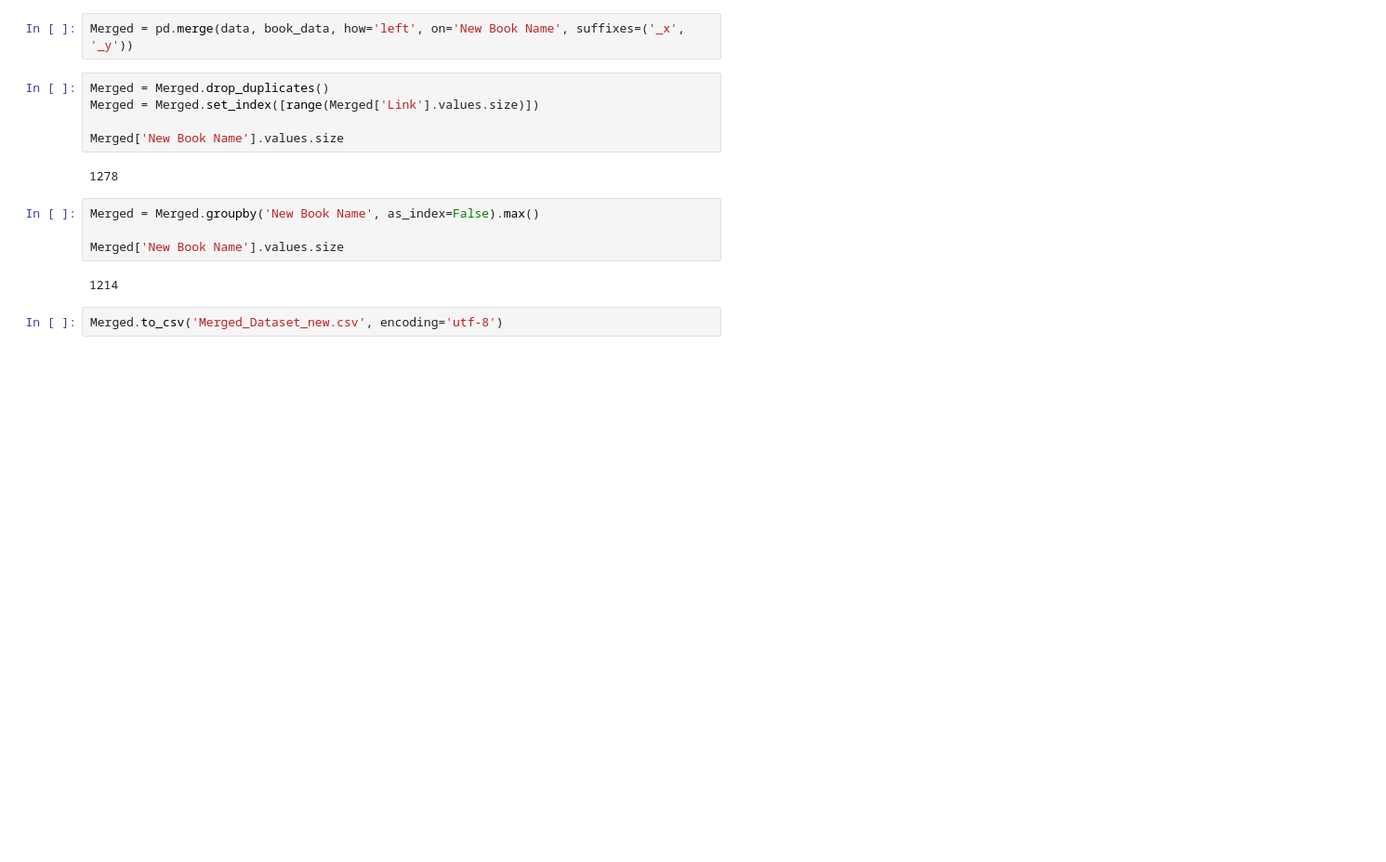
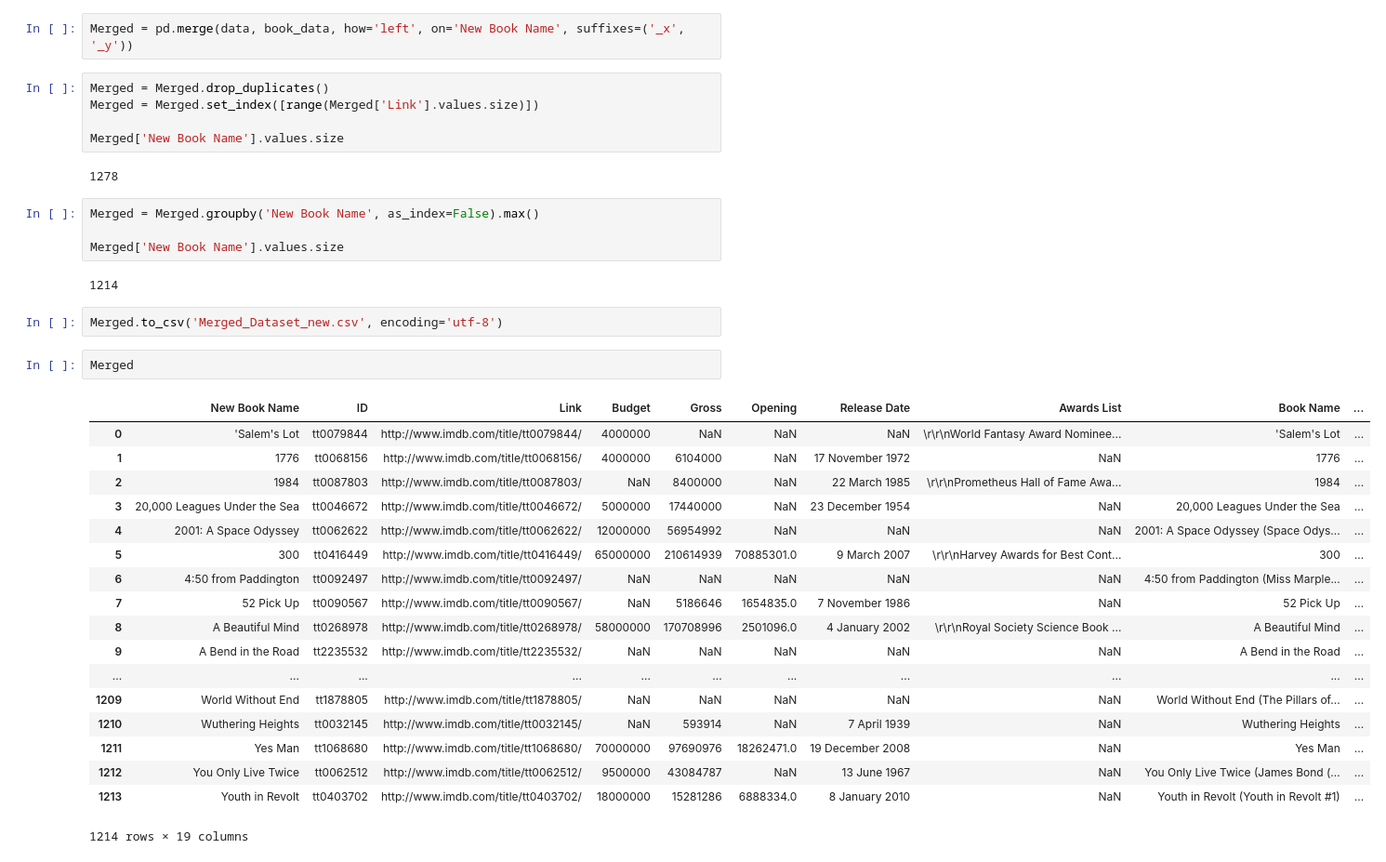
Before and after one commit to saynb/DSF-Project, a Jupyter notebook: omdb_scraper/merge_everything_new.ipynb, the cells around one changed output. Shown at 93% size. Saved outputs shown, nothing was run; the diff lists cells and outputs as text; blank space fills up the shorter version.

```diff
--- a/omdb_scraper/merge_everything_new.ipynb
+++ b/omdb_scraper/merge_everything_new.ipynb
@@ -31,3 +31,24 @@ Merged['New Book Name'].values.size
 1214
 # %%
 Merged.to_csv('Merged_Dataset_new.csv', encoding='utf-8')
+# %%
+Merged
+# %% [output]
+|  | New Book Name | ID | Link | Budget | Gross | Opening | Release Date | Awards List | Book Name | ... |
+| 0 | 'Salem's Lot | tt0079844 | http://www.imdb.com/title/tt0079844/ | 4000000 | NaN | NaN | NaN | \r\r\nWorld Fantasy Award Nominee... | 'Salem's Lot | ... |
+| 1 | 1776 | tt0068156 | http://www.imdb.com/title/tt0068156/ | 4000000 | 6104000 | NaN | 17 November 1972 | NaN | 1776 | ... |
+| 2 | 1984 | tt0087803 | http://www.imdb.com/title/tt0087803/ | NaN | 8400000 | NaN | 22 March 1985 | \r\r\nPrometheus Hall of Fame Awa... | 1984 | ... |
+| 3 | 20,000 Leagues Under the Sea | tt0046672 | http://www.imdb.com/title/tt0046672/ | 5000000 | 17440000 | NaN | 23 December 1954 | NaN | 20,000 Leagues Under the Sea | ... |
+| 4 | 2001: A Space Odyssey | tt0062622 | http://www.imdb.com/title/tt0062622/ | 12000000 | 56954992 | NaN | NaN | NaN | 2001: A Space Odyssey (Space Odys... | ... |
+| 5 | 300 | tt0416449 | http://www.imdb.com/title/tt0416449/ | 65000000 | 210614939 | 70885301.0 | 9 March 2007 | \r\r\nHarvey Awards for Best Cont... | 300 | ... |
+| 6 | 4:50 from Paddington | tt0092497 | http://www.imdb.com/title/tt0092497/ | NaN | NaN | NaN | NaN | NaN | 4:50 from Paddington (Miss Marple... | ... |
+| 7 | 52 Pick Up | tt0090567 | http://www.imdb.com/title/tt0090567/ | NaN | 5186646 | 1654835.0 | 7 November 1986 | NaN | 52 Pick Up | ... |
+| 8 | A Beautiful Mind | tt0268978 | http://www.imdb.com/title/tt0268978/ | 58000000 | 170708996 | 2501096.0 | 4 January 2002 | \r\r\nRoyal Society Science Book ... | A Beautiful Mind | ... |
+| 9 | A Bend in the Road | tt2235532 | http://www.imdb.com/title/tt2235532/ | NaN | NaN | NaN | NaN | NaN | A Bend in the Road | ... |
+| ... | ... | ... | ... | ... | ... | ... | ... | ... | ... | ... |
+| 1209 | World Without End | tt1878805 | http://www.imdb.com/title/tt1878805/ | NaN | NaN | NaN | NaN | NaN | World Without End (The Pillars of... | ... |
+| 1210 | Wuthering Heights | tt0032145 | http://www.imdb.com/title/tt0032145/ | NaN | 593914 | NaN | 7 April 1939 | NaN | Wuthering Heights | ... |
+| 1211 | Yes Man | tt1068680 | http://www.imdb.com/title/tt1068680/ | 70000000 | 97690976 | 18262471.0 | 19 December 2008 | NaN | Yes Man | ... |
+| 1212 | You Only Live Twice | tt0062512 | http://www.imdb.com/title/tt0062512/ | 9500000 | 43084787 | NaN | 13 June 1967 | NaN | You Only Live Twice (James Bond (... | ... |
+| 1213 | Youth in Revolt | tt0403702 | http://www.imdb.com/title/tt0403702/ | 18000000 | 15281286 | 6888334.0 | 8 January 2010 | NaN | Youth in Revolt (Youth in Revolt #1) | ... |
+1214 rows × 19 columns
```
Also changed, not shown: parts of 1 cell of this notebook, 12 other files.
